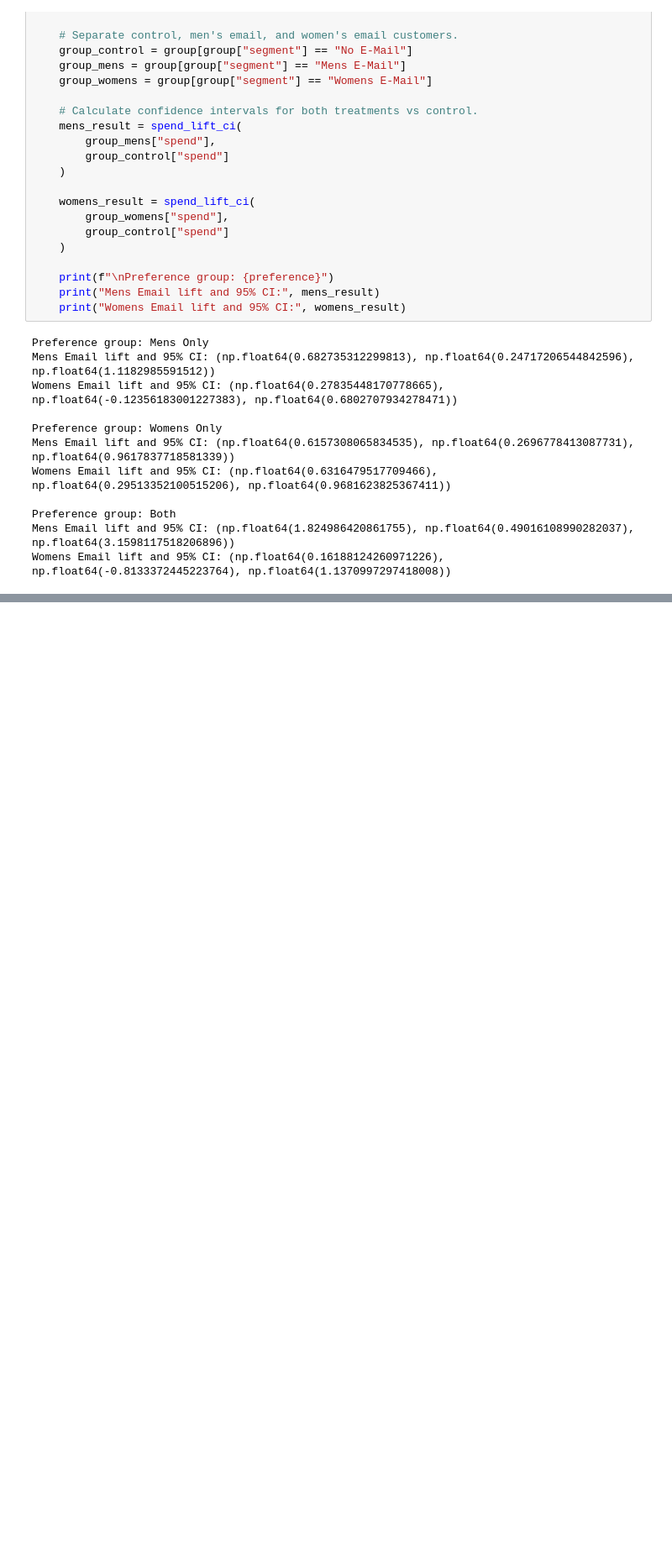
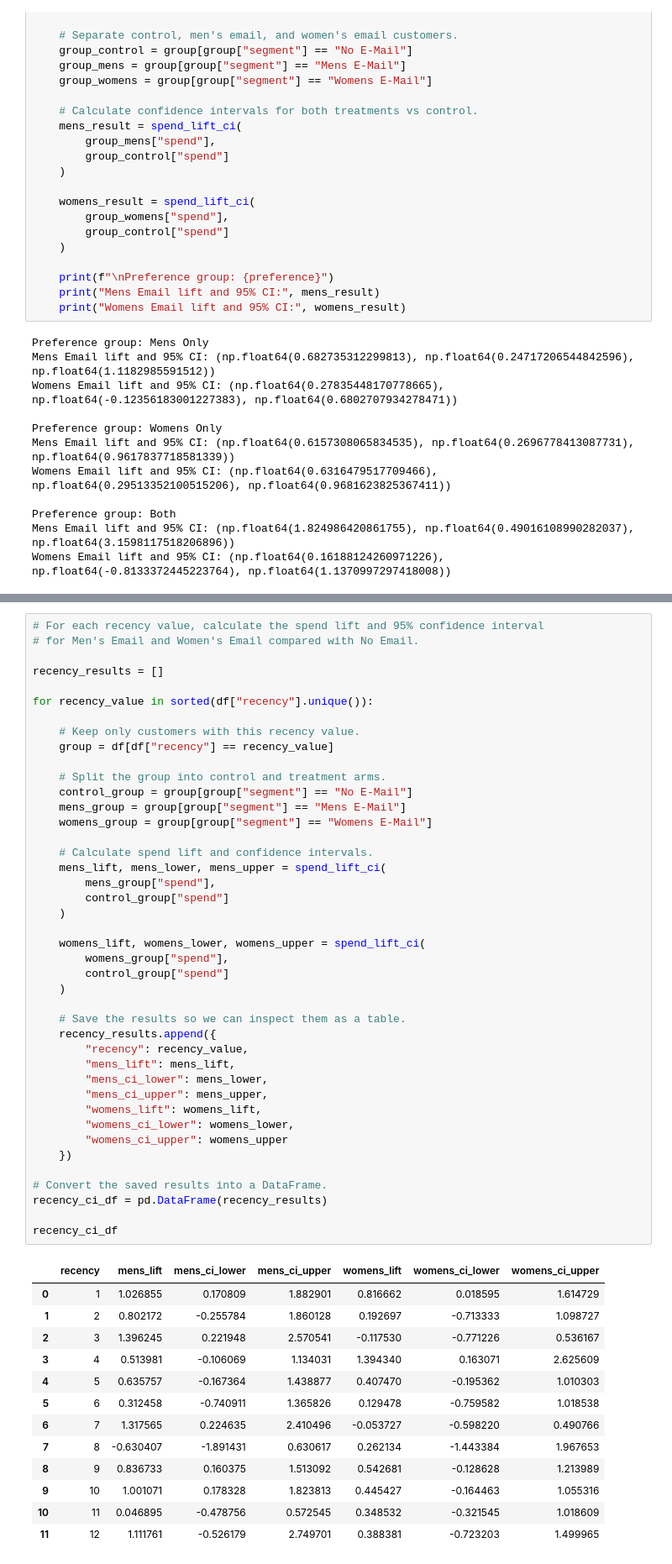
Before and after one commit to AmeyaAstro/marketing-incrementality-platform, a Jupyter notebook: notebooks/01_data_understanding.ipynb, the cells around one changed output, grey strips where cells are left out. Shown at 84% size. Saved outputs shown, nothing was run; the diff lists cells and outputs as text; blank space fills up the shorter version.

Commit message:
Complete initial data understanding and cleaning

```diff
--- a/notebooks/01_data_understanding.ipynb
+++ b/notebooks/01_data_understanding.ipynb
@@ -563,0 +686,56 @@ Womens Email lift and 95% CI: (np.float64(0.16188124260971226), np.float64(-0.81
+# %%
+# For each recency value, calculate the spend lift and 95% confidence interval
+# for Men's Email and Women's Email compared with No Email.
+
+recency_results = []
+
+for recency_value in sorted(df["recency"].unique()):
+
+    # Keep only customers with this recency value.
+    group = df[df["recency"] == recency_value]
+
+    # Split the group into control and treatment arms.
+    control_group = group[group["segment"] == "No E-Mail"]
+    mens_group = group[group["segment"] == "Mens E-Mail"]
+    womens_group = group[group["segment"] == "Womens E-Mail"]
+
+    # Calculate spend lift and confidence intervals.
+    mens_lift, mens_lower, mens_upper = spend_lift_ci(
+        mens_group["spend"],
+        control_group["spend"]
+    )
+
+    womens_lift, womens_lower, womens_upper = spend_lift_ci(
+        womens_group["spend"],
+        control_group["spend"]
+    )
+
+    # Save the results so we can inspect them as a table.
+    recency_results.append({
+        "recency": recency_value,
+        "mens_lift": mens_lift,
+        "mens_ci_lower": mens_lower,
+        "mens_ci_upper": mens_upper,
+        "womens_lift": womens_lift,
+        "womens_ci_lower": womens_lower,
+        "womens_ci_upper": womens_upper
+    })
+
+# Convert the saved results into a DataFrame.
+recency_ci_df = pd.DataFrame(recency_results)
+
+recency_ci_df
+# %% [output]
+|  | recency | mens_lift | mens_ci_lower | mens_ci_upper | womens_lift | womens_ci_lower | womens_ci_upper |
+| 0 | 1 | 1.026855 | 0.170809 | 1.882901 | 0.816662 | 0.018595 | 1.614729 |
+| 1 | 2 | 0.802172 | -0.255784 | 1.860128 | 0.192697 | -0.713333 | 1.098727 |
+| 2 | 3 | 1.396245 | 0.221948 | 2.570541 | -0.117530 | -0.771226 | 0.536167 |
+| 3 | 4 | 0.513981 | -0.106069 | 1.134031 | 1.394340 | 0.163071 | 2.625609 |
+| 4 | 5 | 0.635757 | -0.167364 | 1.438877 | 0.407470 | -0.195362 | 1.010303 |
+| 5 | 6 | 0.312458 | -0.740911 | 1.365826 | 0.129478 | -0.759582 | 1.018538 |
+| 6 | 7 | 1.317565 | 0.224635 | 2.410496 | -0.053727 | -0.598220 | 0.490766 |
+| 7 | 8 | -0.630407 | -1.891431 | 0.630617 | 0.262134 | -1.443384 | 1.967653 |
+| 8 | 9 | 0.836733 | 0.160375 | 1.513092 | 0.542681 | -0.128628 | 1.213989 |
+| 9 | 10 | 1.001071 | 0.178328 | 1.823813 | 0.445427 | -0.164463 | 1.055316 |
+| 10 | 11 | 0.046895 | -0.478756 | 0.572545 | 0.348532 | -0.321545 | 1.018609 |
+| 11 | 12 | 1.111761 | -0.526179 | 2.749701 | 0.388381 | -0.723203 | 1.499965 |
```
Also changed, not shown: parts of 8 cells of this notebook.
